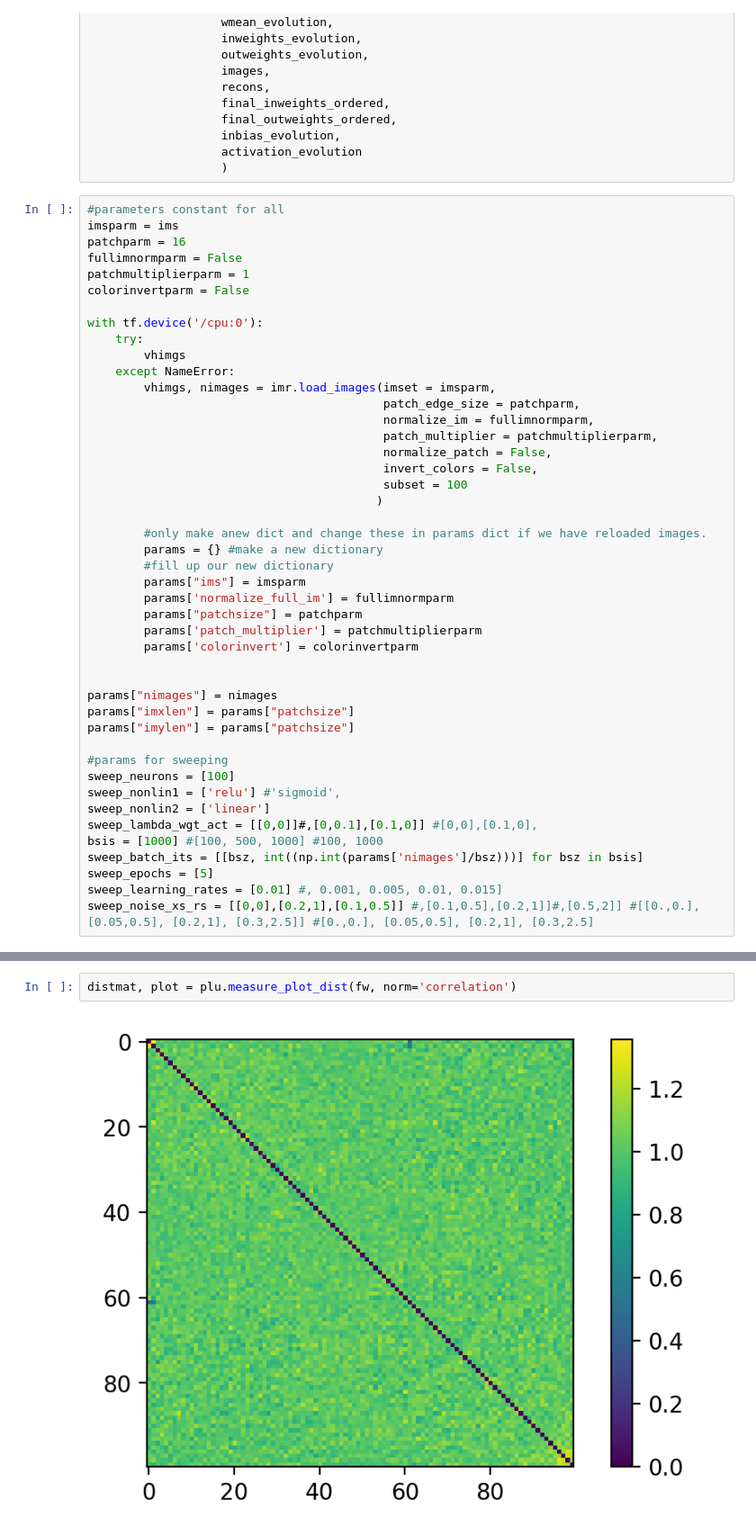
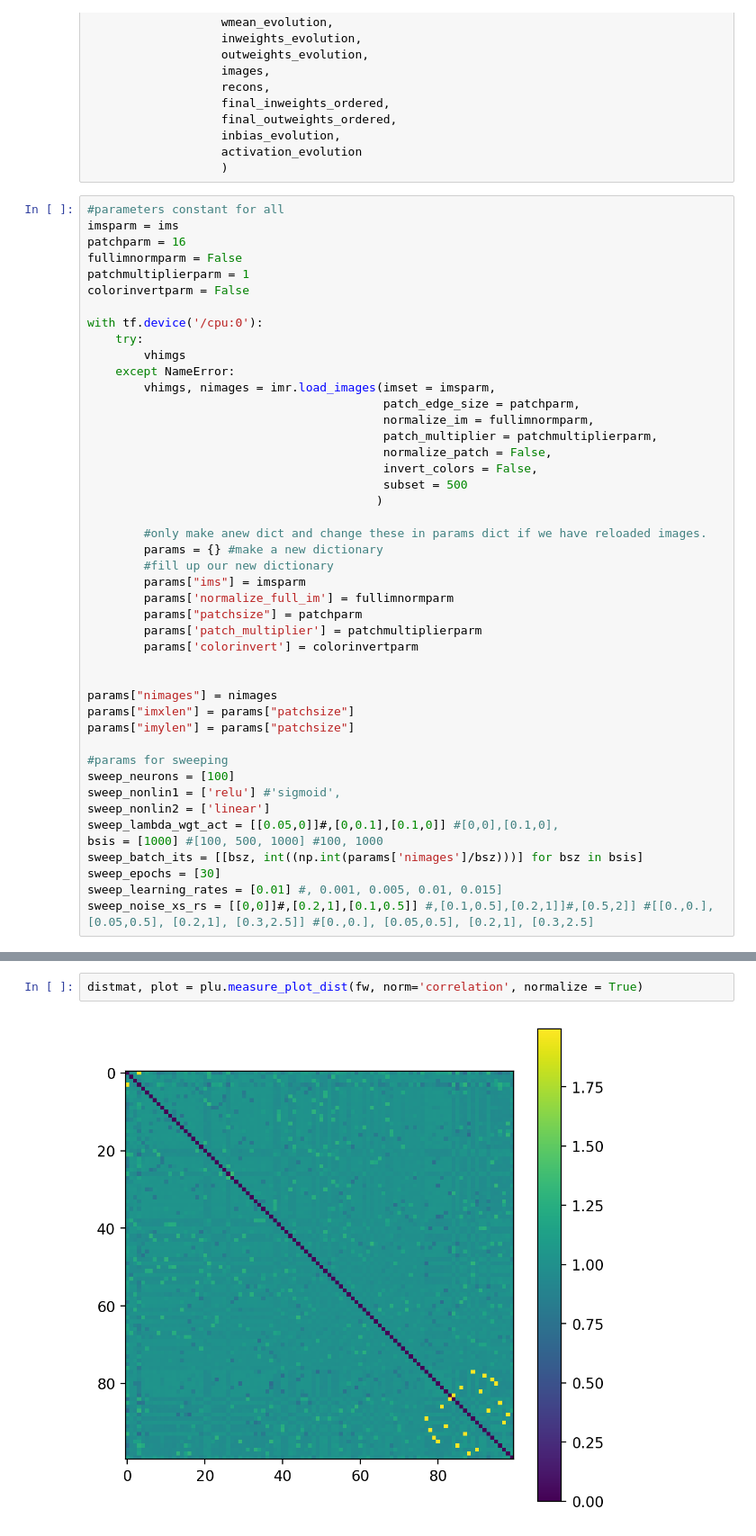
Before and after one commit to vdutell/NatVisAutoEncode, a Jupyter notebook: Image Autoencoder.ipynb, the cells around one changed output, grey strips where cells are left out. Shown at 90% size. Cells and saved outputs as stored; diff of their text form.

```diff
--- a/Image Autoencoder.ipynb
+++ b/Image Autoencoder.ipynb
@@ -364,7 +364,7 @@ with tf.device('/cpu:0'):
                                           patch_multiplier = patchmultiplierparm,
                                           normalize_patch = False,
                                           invert_colors = False,
-                                          subset = 100
+                                          subset = 500
                                          )
 
         #only make anew dict and change these in params dict if we have reloaded images.
@@ -385,12 +385,12 @@ params["imylen"] = params["patchsize"]
 sweep_neurons = [100]
 sweep_nonlin1 = ['relu'] #'sigmoid',
 sweep_nonlin2 = ['linear']
-sweep_lambda_wgt_act = [[0,0]]#,[0,0.1],[0.1,0]] #[0,0],[0.1,0],
+sweep_lambda_wgt_act = [[0.05,0]]#,[0,0.1],[0.1,0]] #[0,0],[0.1,0],
 bsis = [1000] #[100, 500, 1000] #100, 1000
 sweep_batch_its = [[bsz, int((np.int(params['nimages']/bsz)))] for bsz in bsis]
-sweep_epochs = [5]
+sweep_epochs = [30]
 sweep_learning_rates = [0.01] #, 0.001, 0.005, 0.01, 0.015]
-sweep_noise_xs_rs = [[0,0],[0.2,1],[0.1,0.5]] #,[0.1,0.5],[0.2,1]]#,[0.5,2]] #[[0.,0.], [0.05,0.5], [0.2,1], [0.3,2.5]] #[0.,0.], [0.05,0.5], [0.2,1], [0.3,2.5]
+sweep_noise_xs_rs = [[0,0]]#,[0.2,1],[0.1,0.5]] #,[0.1,0.5],[0.2,1]]#,[0.5,2]] #[[0.,0.], [0.05,0.5], [0.2,1], [0.3,2.5]] #[0.,0.], [0.05,0.5], [0.2,1], [0.3,2.5]
 # %%
 for neurons in sweep_neurons:
     params['nneurons'] = neurons
@@ -497,7 +474,7 @@ distmat, plot = plu.measure_plot_dist(fw, norm='euclidean')
 # %%
-distmat, plot = plu.measure_plot_dist(fw, norm='correlation')
+distmat, plot = plu.measure_plot_dist(fw, norm='correlation', normalize = True)
 # %% [output]
-[figure, old version]
+[figure, new version]
 # %%
 ccfs, plot = plu.measure_plot_act_corrs(activations)
 # %% [output]
```
Also changed, not shown: parts of 8 cells of this notebook, 1 other file.
